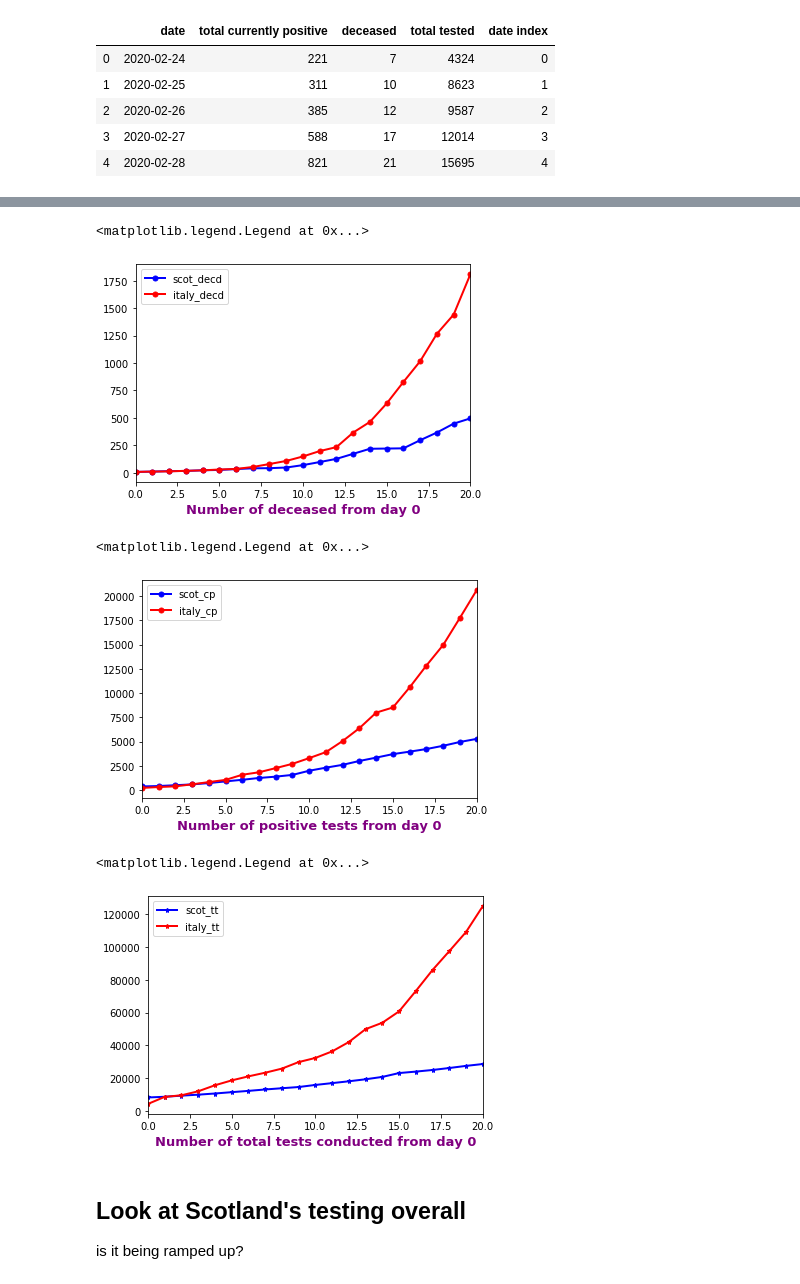
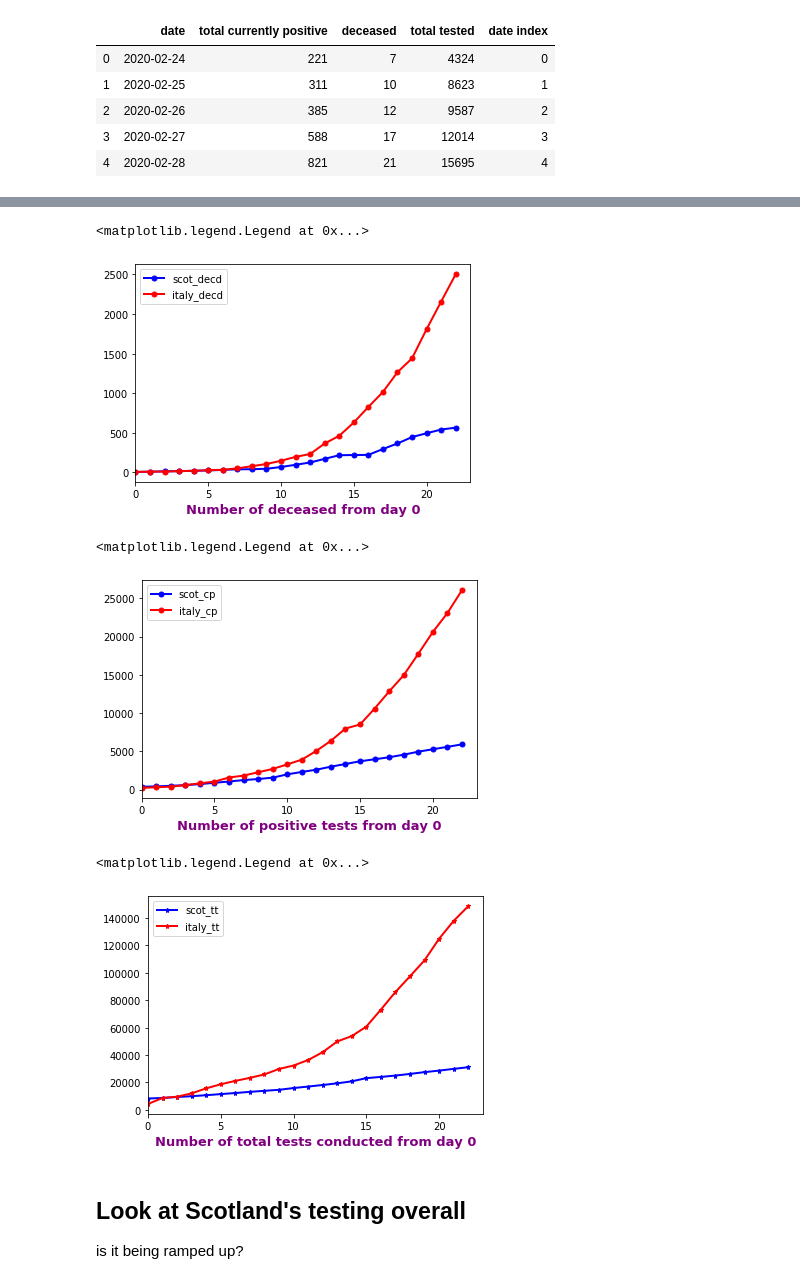
Before and after one commit to watty62/Scot_covid19, a Jupyter notebook: compare countries.ipynb, the cells around one changed output, grey strips where cells are left out. Cells and saved outputs as stored; diff of their text form; code cells hidden in the pictures.

```diff
--- a/compare countries.ipynb
+++ b/compare countries.ipynb
@@ -183,34 +183,34 @@ df_merged
 # multiple line plot
 plt.plot( 'date index', 'scot_decd', data=df_merged, marker='o', markerfacecolor='blue', markersize=5, color='blue', linewidth=2)
 plt.plot( 'date index', 'italy_decd', data=df_merged, marker='o', markerfacecolor='red', markersize=5, color='red', linewidth=2)
-plt.xlim(0,20)
+plt.xlim(0,23)
 plt.xlabel('Number of deceased from day 0', fontweight='bold', color = 'Purple', fontsize='13', horizontalalignment='center')
 plt.legend()
 # %% [output]
 <matplotlib.legend.Legend at 0x...>
-[figure, old version]
+[figure, new version]
 # %%
 #plot our number of Confirmed Positive cases for Scotland and Italy
 
 plt.plot( 'date index', 'scot_cp', data=df_merged, marker='o', markerfacecolor='blue', markersize=5, color='blue', linewidth=2)
 plt.plot( 'date index', 'italy_cp', data=df_merged, marker='o', markerfacecolor='red', markersize=5, color='red', linewidth=2)
-plt.xlim(0,20)
+plt.xlim(0,23)
 plt.xlabel('Number of positive tests from day 0', fontweight='bold', color = 'Purple', fontsize='13', horizontalalignment='center')
 plt.legend()
 # %% [output]
 <matplotlib.legend.Legend at 0x...>
-[figure, old version]
+[figure, new version]
 # %%
 #plot our Total number of Tests administered for Scotland and Italy
 
 plt.plot( 'date index', 'scot_tt', data=df_merged, marker='*', markerfacecolor='blue', markersize=5, color='blue', linewidth=2)
 plt.plot( 'date index', 'italy_tt', data=df_merged, marker='*', markerfacecolor='red', markersize=5, color='red', linewidth=2)
-plt.xlim(0,20)
+plt.xlim(0,23)
 plt.xlabel('Number of total tests conducted from day 0', fontweight='bold', color = 'Purple', fontsize='13', horizontalalignment='center')
 plt.legend()
 # %% [output]
 <matplotlib.legend.Legend at 0x...>
-[figure, old version]
+[figure, new version]
 # %% [markdown]
 ## Look at Scotland's testing overall
 is it being ramped up?
```
Also changed, not shown: parts of 13 cells of this notebook, 6 other files.
